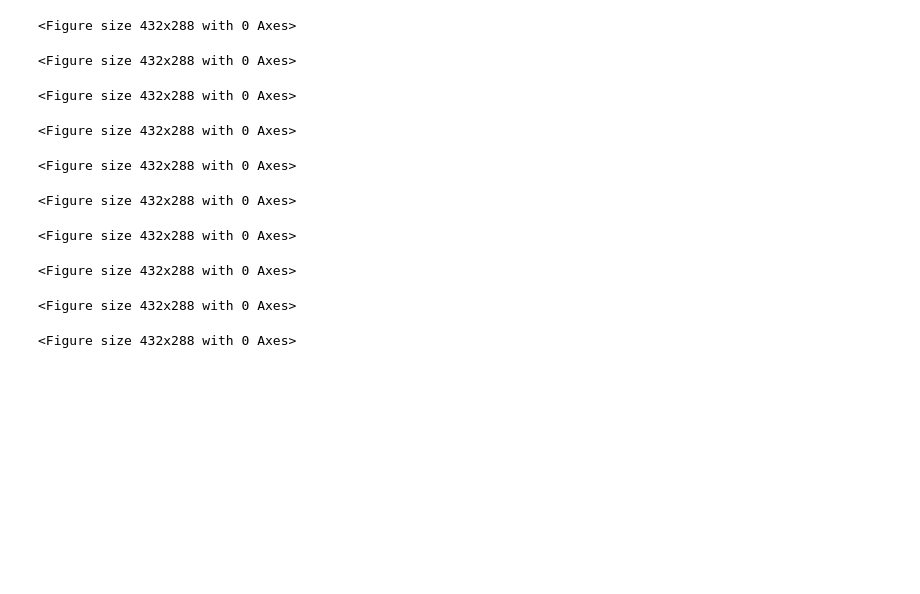
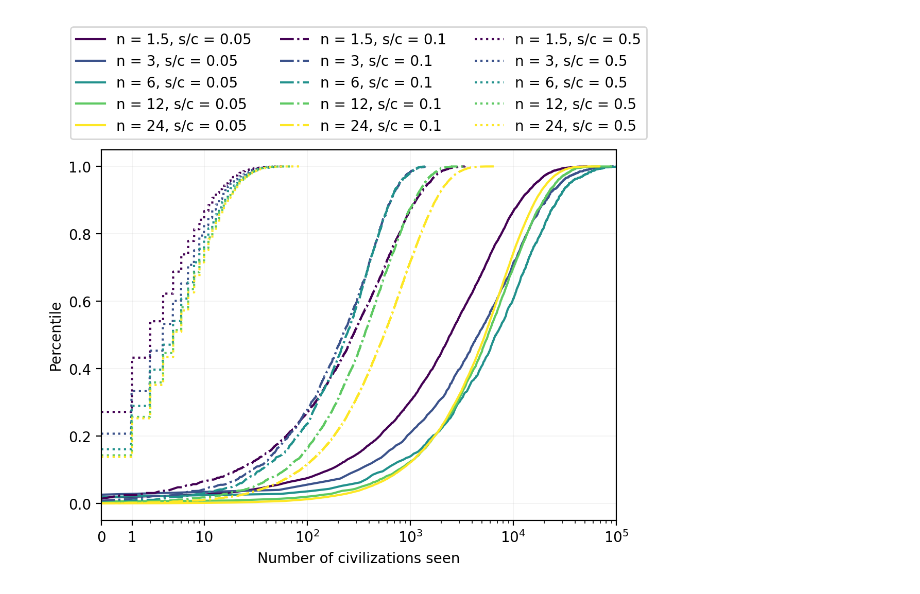
Before and after one commit to calvinmccarter/grabby_aliens, a Jupyter notebook: experiments/plotF.ipynb, the cells around one changed output. Drawn from its saved outputs; the diff is of its cells as text; code cells hidden in the pictures; blank space fills up the shorter version.

```diff
--- a/experiments/plotF.ipynb
+++ b/experiments/plotF.ipynb
@@ -29,29 +30,54 @@ scstyles = ['-', '-.', ':']
 for sc in sclist:
     c = s / sc
     for nix, n in enumerate(nlist):
+        if sc == 0.05:
+            fout = (
+                f"{res_dir}/D={D}_n={n:.5f}_N={N:.2e}_"
+                f"s={s:.1f}_L={L:.1f}_c={c:.5e}_r={randix}"
+            )
+            res = pd.read_csv(fout+'_civs.csv')
+        else:
+            fout = (
+                f"{res_dir}/D={D}_n={float(n)}_N={N:.2e}_"
+                f"s={s:.1f}_L={L:.1f}_c={c:.5e}_r={randix}"
+            )
+            res = pd.read_csv(fout+'.csv')
         true_n = true_nlist[nix]
-        fout = (
-            f"{res_dir}/D={D}_n={float(n)}_N={N:.2e}_"
-            f"s={s:.1f}_L={L:.1f}_c={c:.5e}_r={randix}"
-        )
-        res = pd.read_csv(fout+'.csv')
+
         fig = plt.figure()
         (counts, bins, patches) = plt.hist(
             res.NumberSeen+1, cumulative=True, histtype='step',
             density=True, bins=res.shape[0])
         fig.clf()
         plot_data[(true_n, sc)] = (bins[0:-1], counts)
-# %% [output]
-<Figure size 432x288 with 0 Axes>
-<Figure size 432x288 with 0 Axes>
-<Figure size 432x288 with 0 Axes>
-<Figure size 432x288 with 0 Axes>
-<Figure size 432x288 with 0 Axes>
-<Figure size 432x288 with 0 Axes>
-<Figure size 432x288 with 0 Axes>
-<Figure size 432x288 with 0 Axes>
-<Figure size 432x288 with 0 Axes>
-<Figure size 432x288 with 0 Axes>
+# %%
+fig = plt.figure(figsize=(5,6),dpi=200)
+leg = []
+for scix, sc in enumerate(sclist):
+    for nix, true_n in enumerate(true_nlist):
+        (bins, counts) = plot_data[(true_n, sc)]
+        #plt.step(bins, counts, scstyles[scix], color=mycols[nix], where='post')
+        plt.plot(bins, counts, scstyles[scix], color=mycols[nix])
+        leg.append(f"n = {true_n}, s/c = {sc:.2}")
+plt.gca().set_position([0.0,1.0,1.0,0.60])
+plt.gca().set_ylabel('Percentile')
+plt.gca().set_xlabel('Number of civilizations seen');
+#plt.gca().set_title(f'D={D} N={N:.2e} s={s:.1f} L={L:.1f}');
+plt.gca().set_xscale('log')
+#plt.gca().set_xticks([1, 10, 100, 1000]);
+#plt.gca().set_xticklabels(['0', '9', '99', '999']);
+#plt.gca().set_xticks([1, 2, 11, 101, 1001]);
+#plt.gca().set_xticklabels([0, 1, 10, 100, 1000]);
+#plt.gca().set_xticks([1, 2, 10, 11]);#, 1e+1, 11,  1e+2, 101, 1e+3, 1001]);
+#plt.gca().set_xticks([1e-2, 1e-1, 1, 1e+1, 1e+2, 1e+3]);
+plt.gca().set_xticks([1, 2, 10, 100, 1000, 10000, 100000]);
+plt.gca().set_xticklabels([0, '1', 10, '$10^2$', '$10^3$', '$10^4$', '$10^5$']);
+plt.gca().set_xlim(1, 100000)
+plt.legend(leg, loc = 'upper center', bbox_to_anchor = (0.5, 1.35), ncol=3)
+plt.grid(linewidth=0.1);
+fig.savefig('figures-friday/plotF-legendabove-s05.png', dpi=200, bbox_inches = 'tight');
+# %% [output]
+[figure, added]
 # %%
 plot_data = {}
 cmap = plt.get_cmap('viridis')
```
Also changed, not shown: parts of 5 cells of this notebook, 47 other files.
